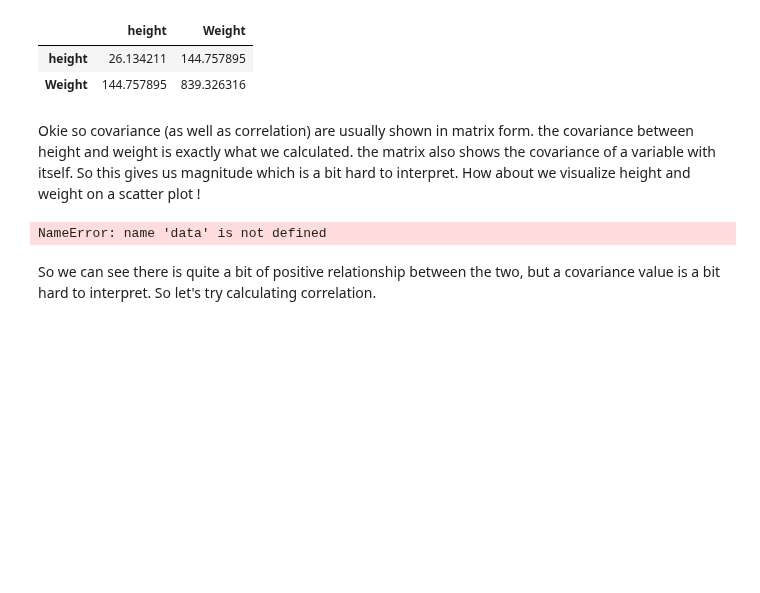
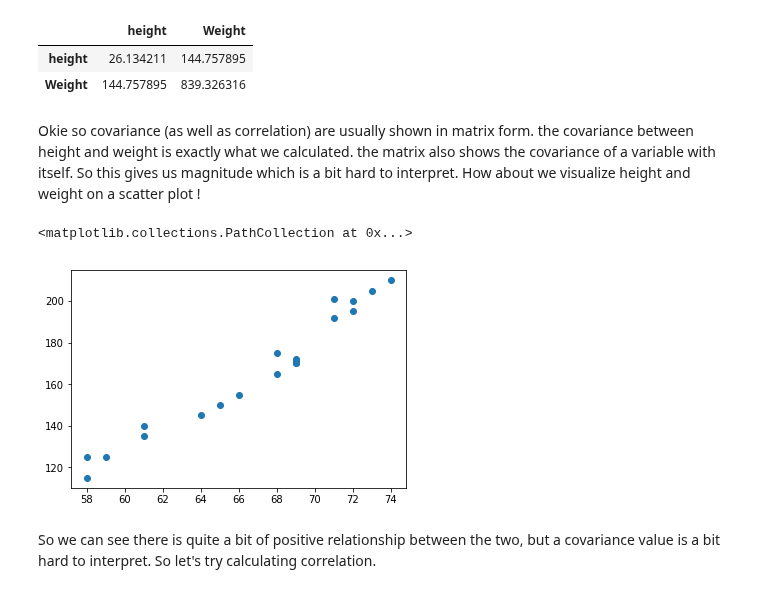
Before and after one commit to msas111/dsc-0-10-04-cov-corr-lab-online-ds-sp-000, a Jupyter notebook: index.ipynb, the cells around one changed output. Drawn from its saved outputs; the diff is of its cells as text; code cells hidden in the pictures; blank space fills up the shorter version.

```diff
--- a/index.ipynb
+++ b/index.ipynb
@@ -190,9 +190,10 @@ Okie so covariance (as well as correlation) are usually shown in matrix form. th
 # Plot a scatter graph between height and weight to visually inspect the relationship
 # %%
 import matplotlib.pyplot as plt
-plt.scatter(data.height, data.Weight)
+plt.scatter(df.height, df.Weight)
 # %% [output]
-NameError: name 'data' is not defined
+<matplotlib.collections.PathCollection at 0x...>
+[figure, added]
 # %% [markdown]
 So we can see there is quite a bit of positive relationship between the two, but a covariance value is a bit hard to interpret. So let's try calculating correlation.
 # %% [markdown]
```
